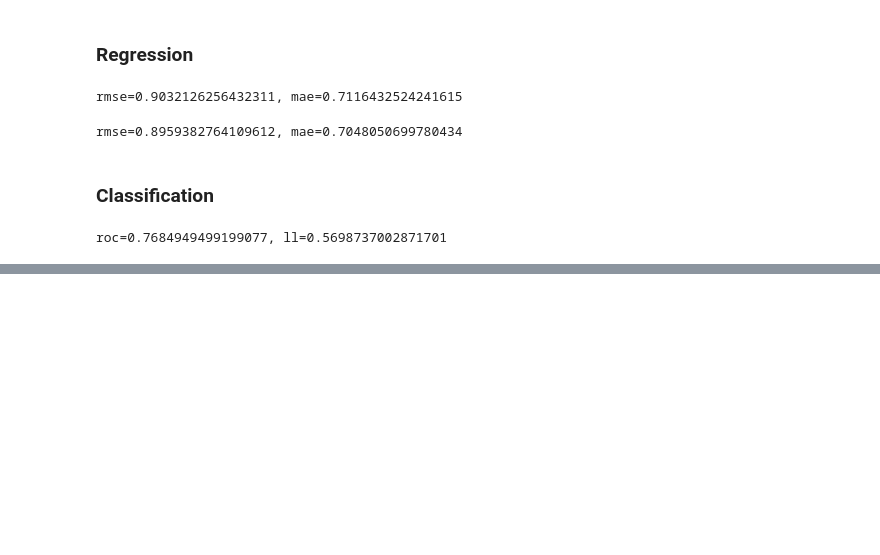
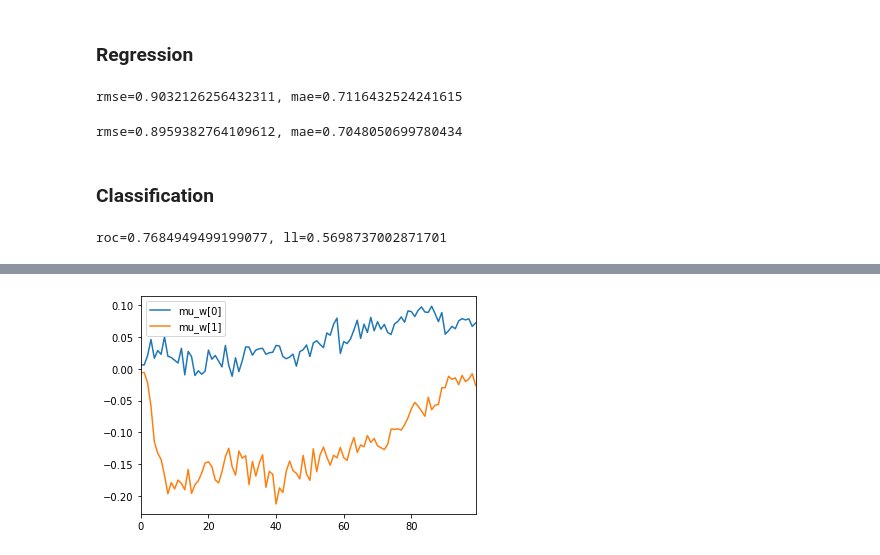
Before and after one commit to tohtsky/myFM, a Jupyter notebook: examples/ml-100k.ipynb, the cells around one changed output, grey strips where cells are left out. Drawn from its saved outputs; the diff is of its cells as text; code cells hidden in the pictures; blank space fills up the shorter version.

```diff
--- a/examples/ml-100k.ipynb
+++ b/examples/ml-100k.ipynb
@@ -93,0 +94,4 @@ plt.plot([ x.lambda_V.ravel() for x in fm.hypers_]);
+# %%
+trace[[c for c in trace.columns if c.startswith('mu_w')]].plot();
+# %% [output]
+[figure, added]
```
Also changed, not shown: parts of 10 cells of this notebook, 3 other files.
